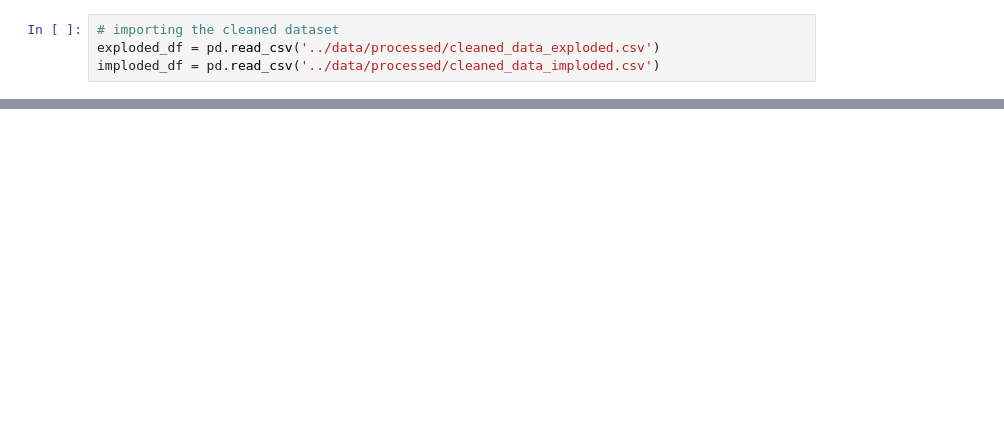
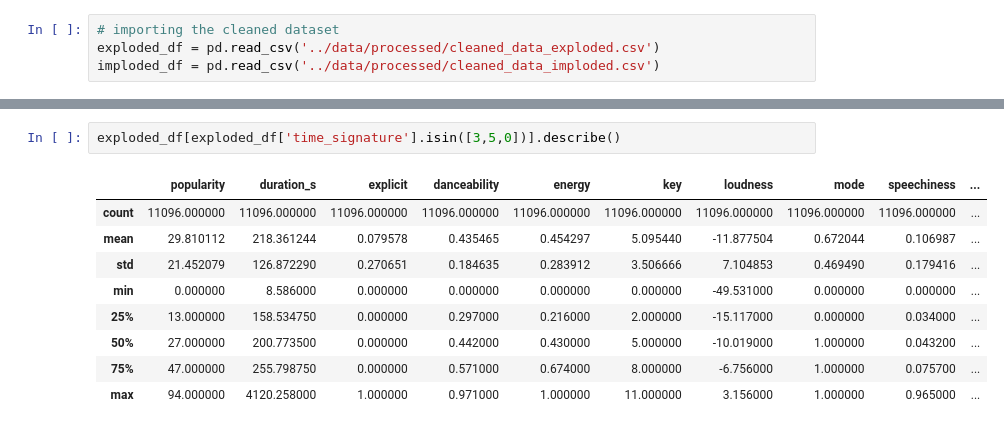
Before and after one commit to shankar24ds/party_playlist, a Jupyter notebook: notebooks/EDA.ipynb, the cells around one changed output, grey strips where cells are left out. Cells and saved outputs as stored; diff of their text form; blank space fills up the shorter version.

```diff
--- a/notebooks/EDA.ipynb
+++ b/notebooks/EDA.ipynb
@@ -98,0 +195,12 @@ for col in columns_to_plot:
+# %%
+exploded_df[exploded_df['time_signature'].isin([3,5,0])].describe()
+# %% [output]
+|  | popularity | duration_s | explicit | danceability | energy | key | loudness | mode | speechiness | ... |
+| count | 11096.000000 | 11096.000000 | 11096.000000 | 11096.000000 | 11096.000000 | 11096.000000 | 11096.000000 | 11096.000000 | 11096.000000 | ... |
+| mean | 29.810112 | 218.361244 | 0.079578 | 0.435465 | 0.454297 | 5.095440 | -11.877504 | 0.672044 | 0.106987 | ... |
+| std | 21.452079 | 126.872290 | 0.270651 | 0.184635 | 0.283912 | 3.506666 | 7.104853 | 0.469490 | 0.179416 | ... |
+| min | 0.000000 | 8.586000 | 0.000000 | 0.000000 | 0.000000 | 0.000000 | -49.531000 | 0.000000 | 0.000000 | ... |
+| 25% | 13.000000 | 158.534750 | 0.000000 | 0.297000 | 0.216000 | 2.000000 | -15.117000 | 0.000000 | 0.034000 | ... |
+| 50% | 27.000000 | 200.773500 | 0.000000 | 0.442000 | 0.430000 | 5.000000 | -10.019000 | 1.000000 | 0.043200 | ... |
+| 75% | 47.000000 | 255.798750 | 0.000000 | 0.571000 | 0.674000 | 8.000000 | -6.756000 | 1.000000 | 0.075700 | ... |
+| max | 94.000000 | 4120.258000 | 1.000000 | 0.971000 | 1.000000 | 11.000000 | 3.156000 | 1.000000 | 0.965000 | ... |
```
Also changed, not shown: parts of 20 cells of this notebook, 1 other file.
